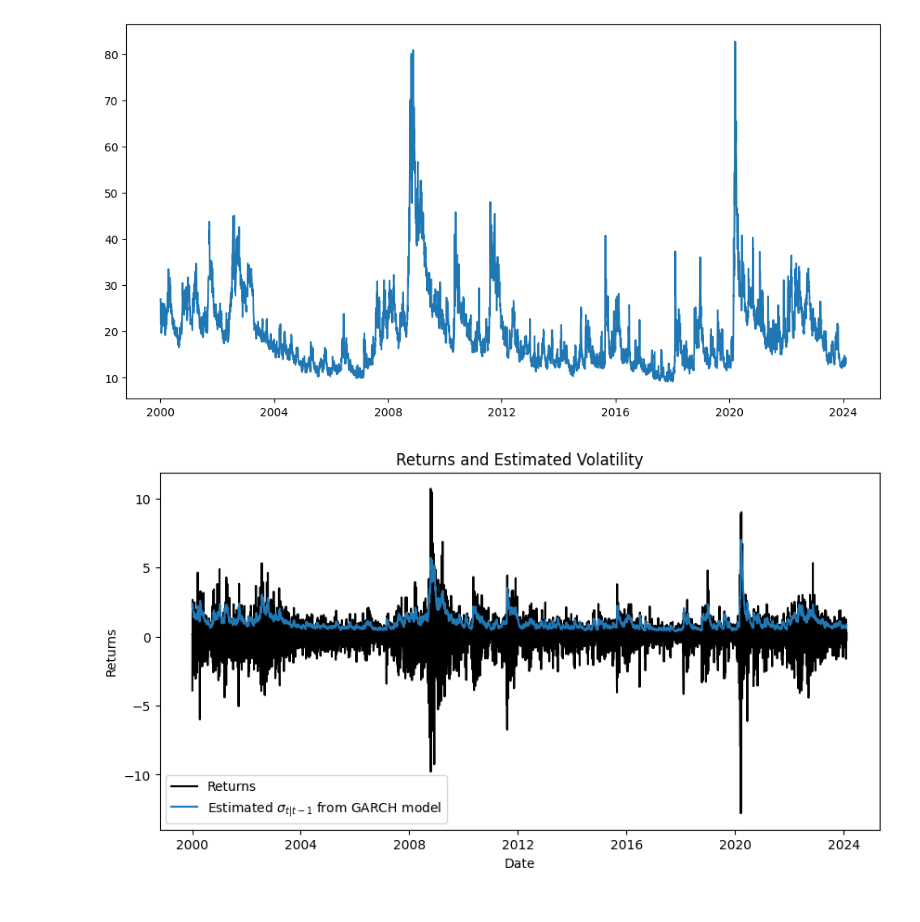
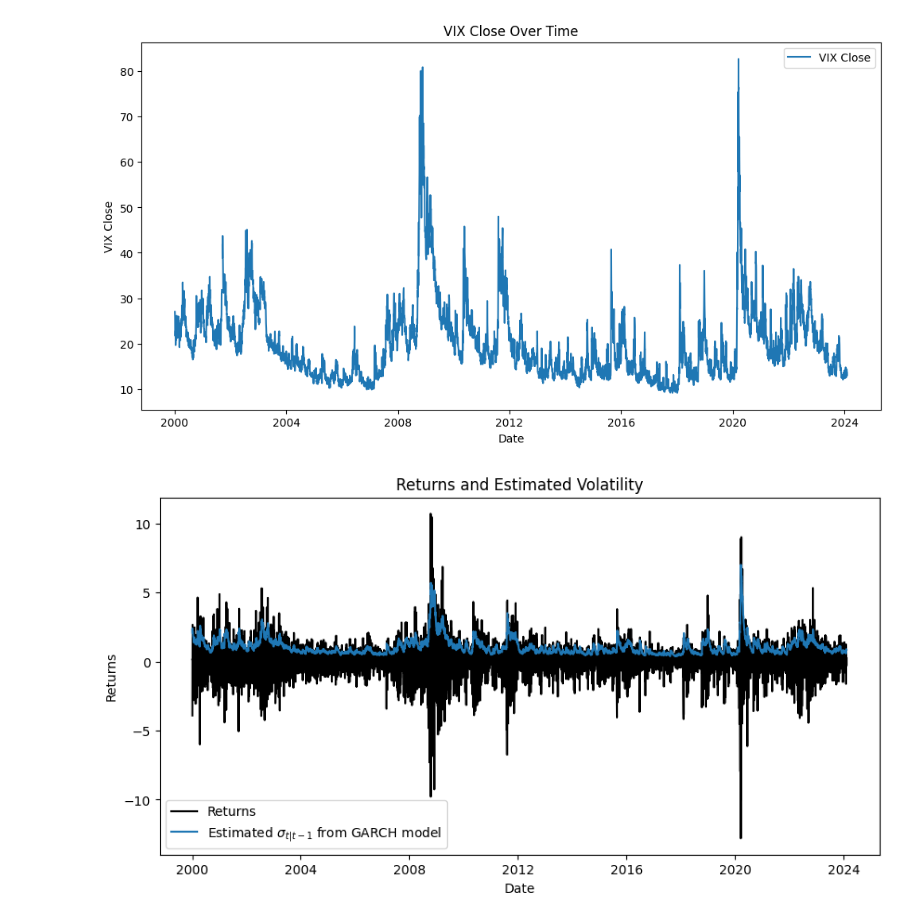
Before and after one commit to typesparky/Econometrics-Intro-Case-Seminar, a Jupyter notebook: Case2/Case 2 Code.ipynb, the cells around one changed output. Cells and saved outputs as stored; diff of their text form; code cells hidden in the pictures.

```diff
--- a/Case2/Case 2 Code.ipynb
+++ b/Case2/Case 2 Code.ipynb
@@ -46,12 +46,18 @@ def neg_log_likelihood_asymmetric_garch(parameters, returns):
 # %%
 data = pd.read_excel('data.xlsx', index_col='date', parse_dates=True)
 returns = data['close-to-close log  return'].values
 dates = pd.to_datetime(data.index, format='%Y%m%d')
 
-plt.figure(figsize=(12,6))
-plt.plot(data['VIX close']);
+# Plot VIX
+plt.figure(figsize=(12, 6))
+plt.plot(data['VIX close'], label='VIX Close')
+plt.legend()
+plt.title('VIX Close Over Time')
+plt.xlabel('Date')
+plt.ylabel('VIX Close')
+plt.show()
 # %% [output]
-[figure, old version]
+[figure, new version]
 # %%
 # Optimization setup
 initial_values = [np.mean(returns), np.var(returns) / 20, 0.10, 0.88, 6]
```
Also changed, not shown: parts of 4 cells of this notebook.
